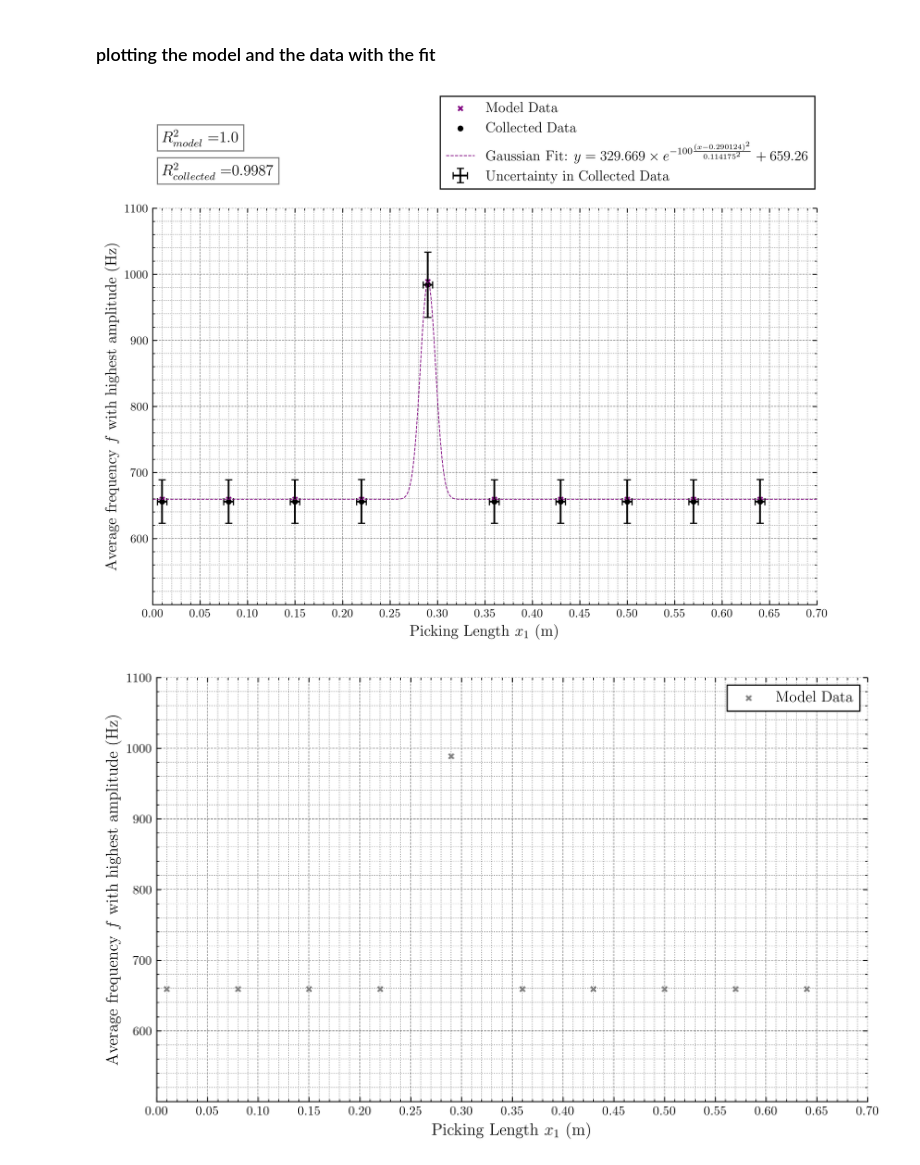
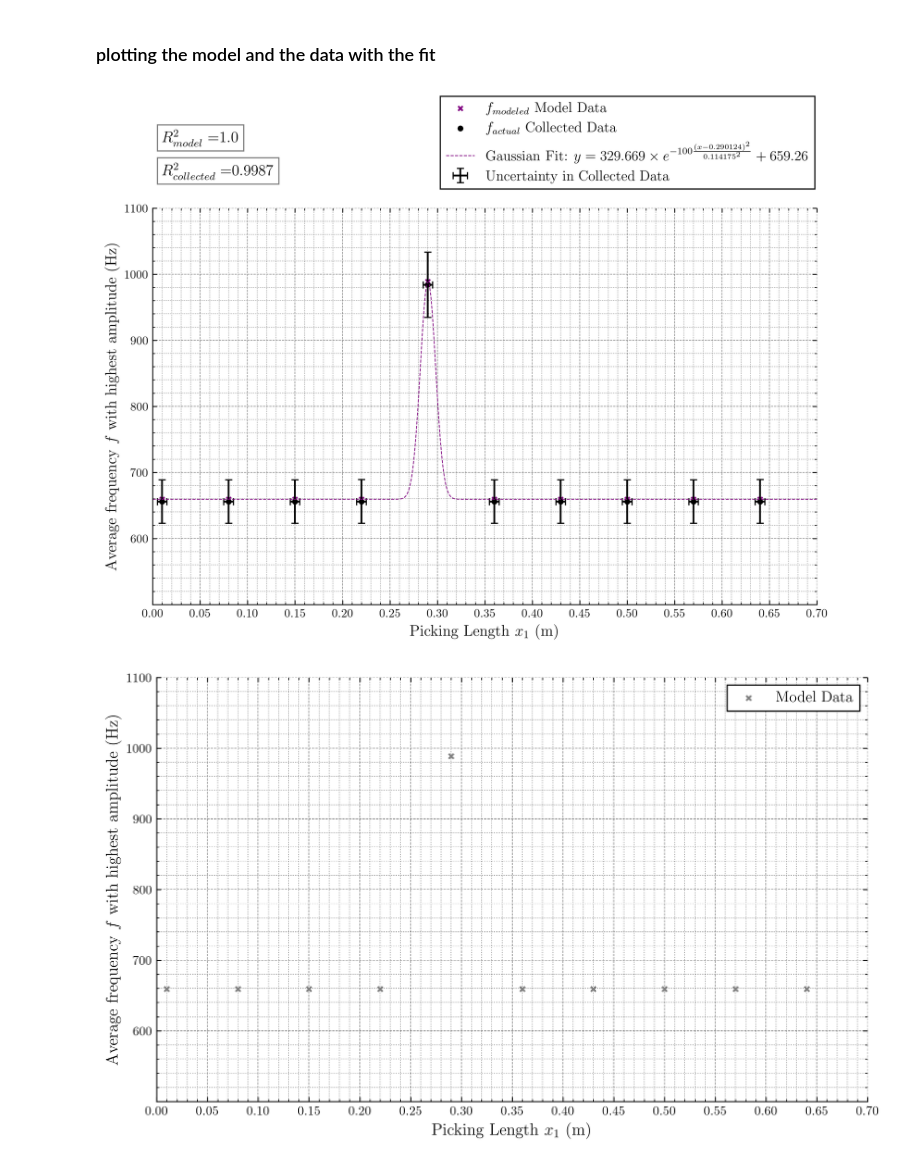
Before and after one commit to peteseta/physics-ia, a Jupyter notebook: plots/data figs.ipynb, the cells around one changed output. Drawn from its saved outputs; the diff is of its cells as text; code cells hidden in the pictures.

```diff
--- a/plots/data figs.ipynb
+++ b/plots/data figs.ipynb
@@ -40,8 +40,8 @@ y_values = gaussian(x_values)
 plt.figure(figsize=(10, 6), dpi=300)
 
 # Scatter plots
-plt.scatter(model_x, model_y, label='Model Data', marker='x', color='purple', s=15)
-plt.scatter(collected_x, collected_y, label='Collected Data', marker='o', color='black', s=15)
+plt.scatter(model_x, model_y, label='$f_\t{modeled}$ Model Data', marker='x', color='purple', s=15)
+plt.scatter(collected_x, collected_y, label='$f_\t{actual}$ Collected Data', marker='o', color='black', s=15)
 
 # error
 plt.errorbar(collected_x, collected_y, xerr=collected_x_uncertainty, yerr=collected_y_uncertainty,
@@ -69,34 +69,34 @@ plt.minorticks_on()
 # Grid settings to mimic LaTeX style
 plt.grid(which='both', linestyle='--', linewidth='0.5', color='gray')
 plt.grid(which='minor', linestyle=':', linewidth='0.5', color='gray')
 
 # Remove top and right spines to mimic LaTeX/pgfplots style
 ax = plt.gca()
 ax.spines['top'].set_visible(False)
 ax.spines['right'].set_visible(False)
 ax.tick_params(axis='both', which='major', labelsize=10)
 
 # Ticks inside the plot area
 ax.tick_params(axis='both', which='both', direction='in', top=True, right=True)
 
 # Legend
 plt.legend(fontsize=12, edgecolor='black', facecolor='white', framealpha=1,
            fancybox=False, loc='upper center', bbox_to_anchor=(0.715, 1.30))
 
 
 # correlation
 model_r2 = 1.0
 collected_r2 = 0.9987
 plt.text(0.01, 1200, r'$R^2_{model}=$' + str(model_r2), fontsize=13,
          bbox=dict(facecolor='white', edgecolor='grey', boxstyle='square,pad=0.3'))
 plt.text(0.01, 1150, r'$R^2_{collected}=$' + str(collected_r2), fontsize=13,
          bbox=dict(facecolor='white', edgecolor='grey', boxstyle='square,pad=0.3'))
 
 
 # Show the plot
 plt.show()
 # %% [output]
-[figure, old version]
+[figure, new version]
 # %%
 # Create the scatter plot with specified styles and LaTeX/pgfplots adaptations
 plt.figure(figsize=(10, 6), dpi=300)
```
Also changed, not shown: 6 other files.
